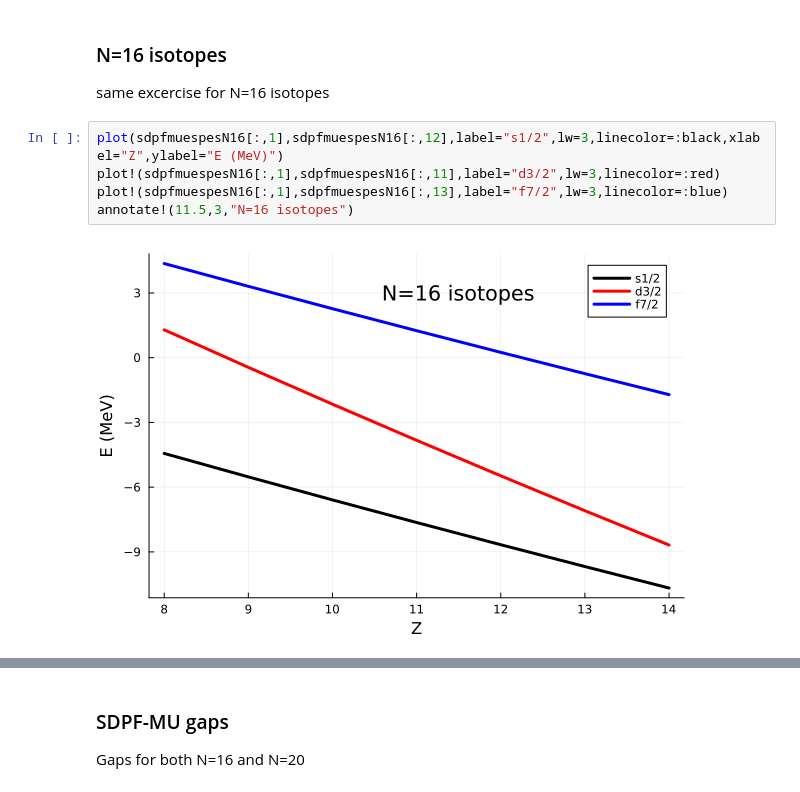
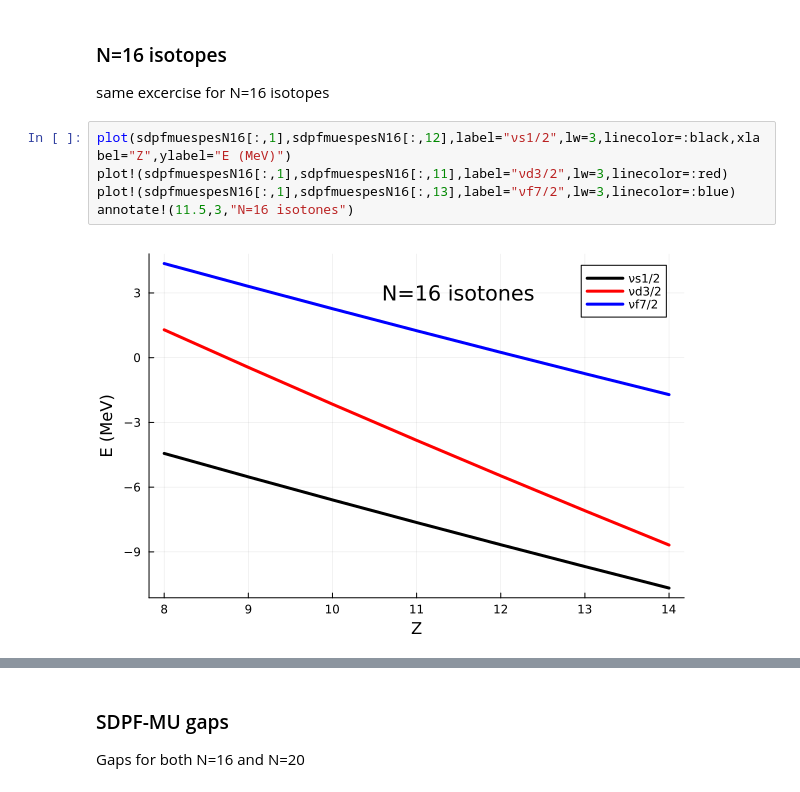
Before and after one commit to mmadurga/E19044-F29, a Jupyter notebook: ESPES.ipynb, the cells around one changed output, grey strips where cells are left out. Drawn from its saved outputs; the diff is of its cells as text.

```diff
--- a/ESPES.ipynb
+++ b/ESPES.ipynb
@@ -46,12 +46,12 @@ annotate!(10.5,6.5,"N=20 isotopes")
 
 same excercise for N=16 isotopes
 # %%
-plot(sdpfmuespesN16[:,1],sdpfmuespesN16[:,12],label="s1/2",lw=3,linecolor=:black,xlabel="Z",ylabel="E (MeV)")
-plot!(sdpfmuespesN16[:,1],sdpfmuespesN16[:,11],label="d3/2",lw=3,linecolor=:red)
-plot!(sdpfmuespesN16[:,1],sdpfmuespesN16[:,13],label="f7/2",lw=3,linecolor=:blue)
-annotate!(11.5,3,"N=16 isotopes")
+plot(sdpfmuespesN16[:,1],sdpfmuespesN16[:,12],label="νs1/2",lw=3,linecolor=:black,xlabel="Z",ylabel="E (MeV)")
+plot!(sdpfmuespesN16[:,1],sdpfmuespesN16[:,11],label="νd3/2",lw=3,linecolor=:red)
+plot!(sdpfmuespesN16[:,1],sdpfmuespesN16[:,13],label="νf7/2",lw=3,linecolor=:blue)
+annotate!(11.5,3,"N=16 isotones")
 # %% [output]
-[figure, old version]
+[figure, new version]
 # %%
 plot(sdpfmuespesN16[:,1],sdpfmuespesN16[:,11].-sdpfmuespesN16[:,12],lw=3,linecolor=:black,linestyle=:dash,xlabel="Z",ylabel="ΔE (MeV)",label="N=16 gap")
 plot!(sdpfmuespesN16[:,1],sdpfmuespesN16[:,13].-sdpfmuespesN16[:,11],lw=3,linecolor=:red,linestyle=:dash,label="N=20 gap")
```
Also changed, not shown: parts of 20 cells of this notebook.
